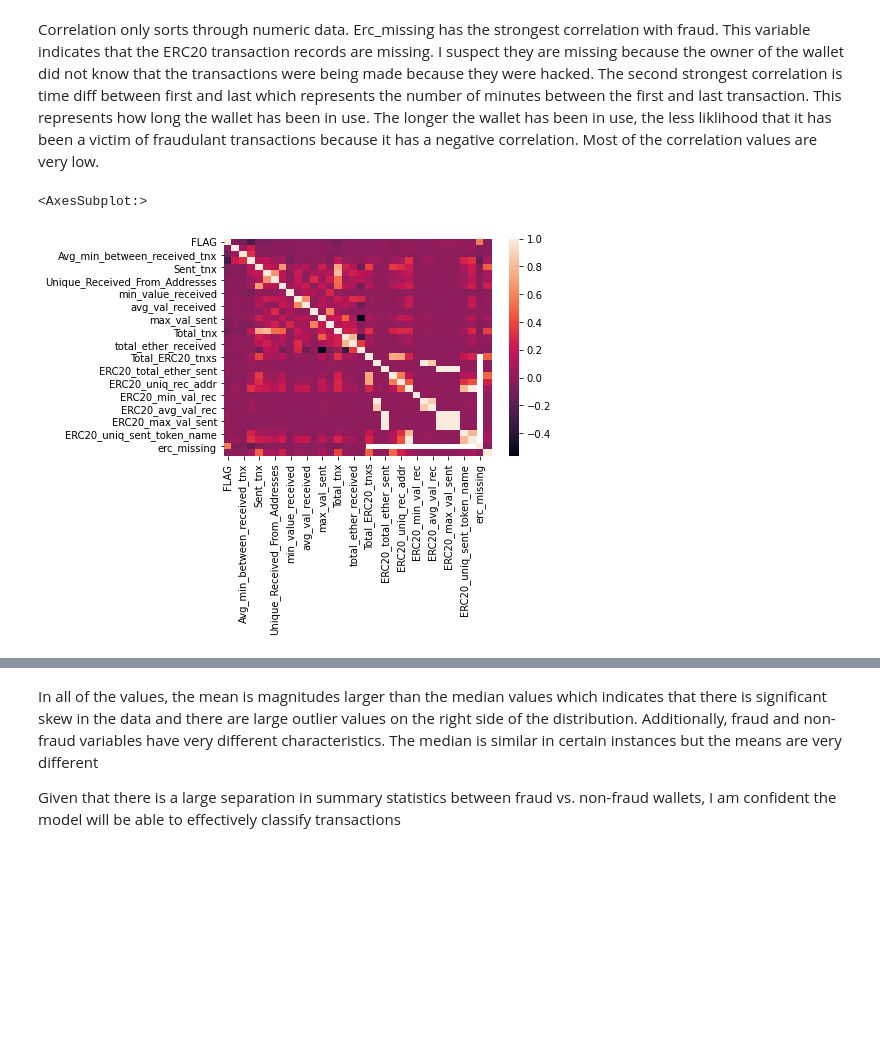
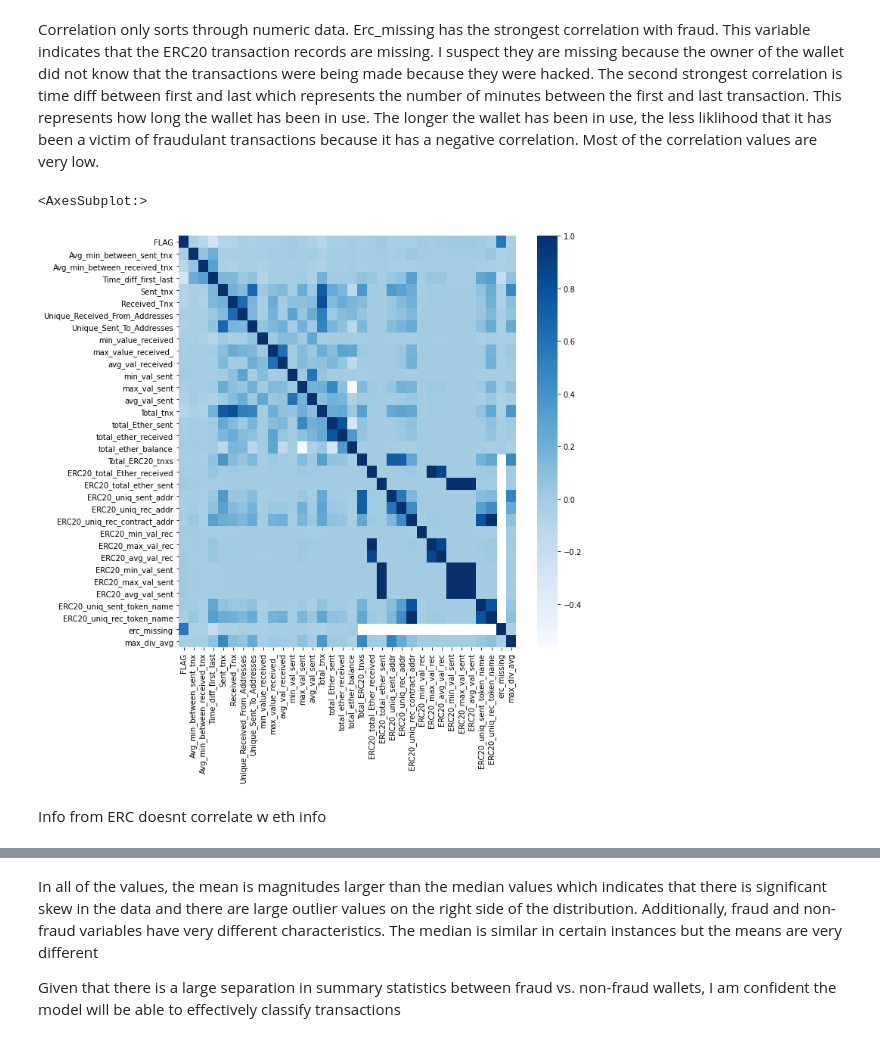
Before and after one commit to kuninethan95/OSEMN, a Jupyter notebook: index_OSEMN.ipynb, the cells around one changed output, grey strips where cells are left out. Drawn from its saved outputs; the diff is of its cells as text; code cells hidden in the pictures; blank space fills up the shorter version.

```diff
--- a/index_OSEMN.ipynb
+++ b/index_OSEMN.ipynb
@@ -890,11 +890,14 @@ corr.sort_values(by='abs', ascending=False).drop('FLAG', axis=0).rename(columns=
 | total_ether_balance | -0.00324 | 0.00324 |
 # %% [markdown]
 Correlation only sorts through numeric data. Erc_missing has the strongest correlation with fraud. This variable indicates that the ERC20 transaction records are missing. I suspect they are missing because the owner of the wallet did not know that the transactions were being made because they were hacked. The second strongest correlation is time diff between first and last which represents the number of minutes between the first and last transaction. This represents how long the wallet has been in use. The longer the wallet has been in use, the less liklihood that it has been a victim of fraudulant transactions because it has a negative correlation. Most of the correlation values are very low.
-# %%
-sns.heatmap(df.corr())
-# %% [output]
-<AxesSubplot:>
-[figure, removed]
+# %%
+fig, ax = plt.subplots(figsize=(10,10))
+sns.heatmap(df.corr(), cmap='Blues')
+# %% [output]
+<AxesSubplot:>
+[figure, added]
+# %% [markdown]
+Info from ERC doesnt correlate w eth info
 # %%
 # See the difference between variables for fraudulent vs non-fraudulent wallets
 
```
Also changed, not shown: parts of 36 cells of this notebook.
